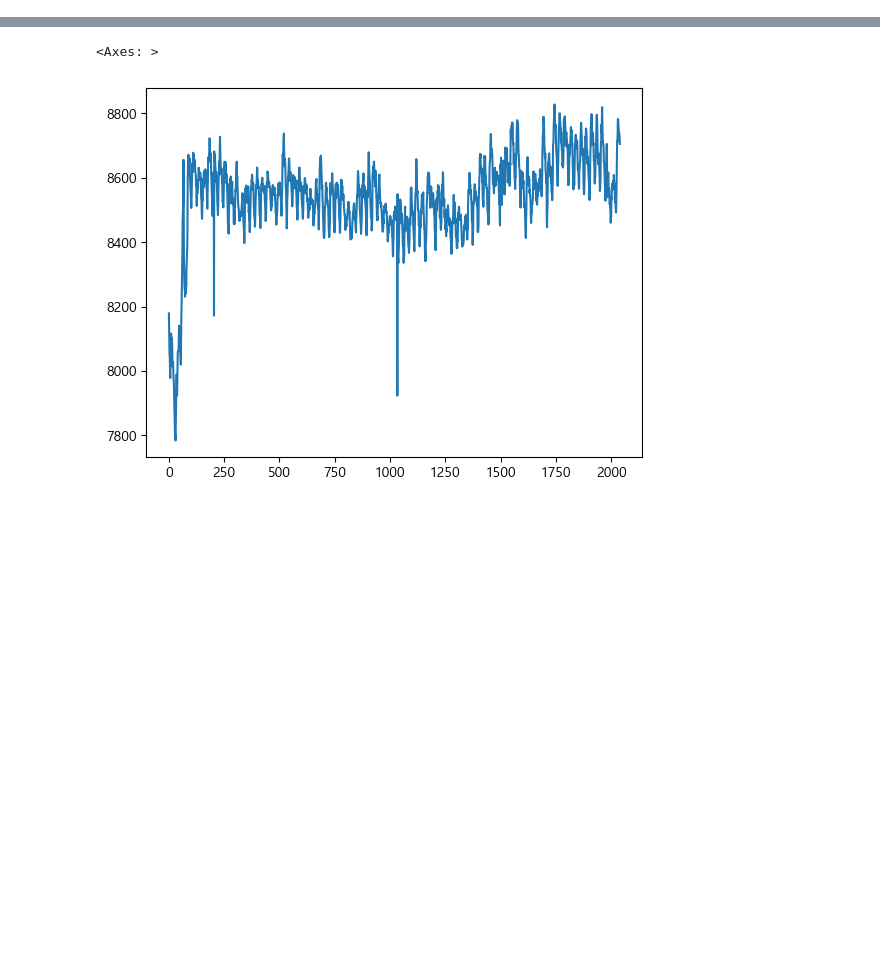
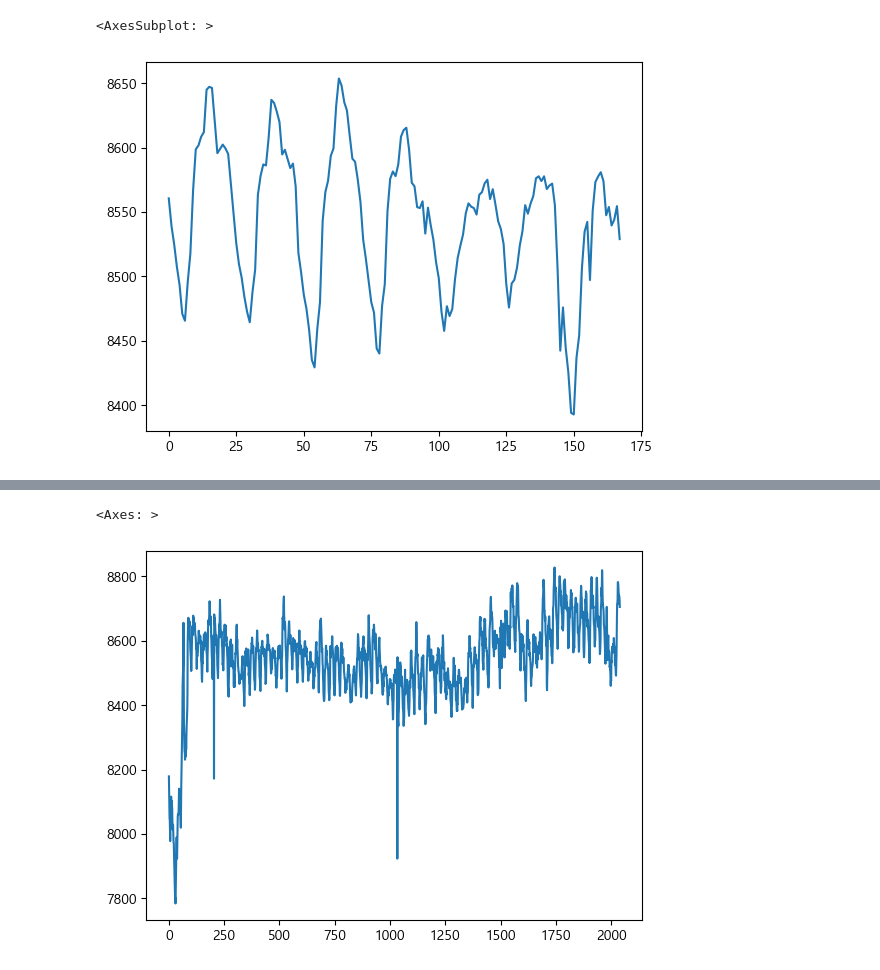
Before and after one commit to Jjineeq/Capstone_Design, a Jupyter notebook: energy_using.ipynb, the cells around one changed output, grey strips where cells are left out. Saved outputs shown, nothing was run; the diff lists cells and outputs as text; code cells hidden in the pictures; blank space fills up the shorter version.

```diff
--- a/energy_using.ipynb
+++ b/energy_using.ipynb
@@ -82,2 +129,2 @@ mean = eda_df.groupby(['num','hour']).mean()['전력사용량(kWh)']
 # %%
-std = eda_df.groupby(['num','hour']).std()['전력사용량(kWh)']
+std = pd.DataFrame(input.groupby(['num','요일','hour']).std()['전력사용량(kWh)'])
@@ -139,0 +131,6 @@ eda_df[eda_df['num']==1]
+# %%
+total_df = pd.merge(mean, std, how='inner', left_on = ['num','요일','hour'], right_on=['num','요일','hour'])
+# %%
+total_df.reset_index(inplace=True)
+# %%
+total_df.columns = ['num' ,'요일', 'hour', 'mean', 'std']
@@ -139,0 +157,5 @@ eda_df[eda_df['num']==1]
+# %%
+total_df[total_df['num'] == 1].iloc[:,3].plot()
+# %% [output]
+<AxesSubplot: >
+[figure, added]
```
Also changed, not shown: parts of 29 cells of this notebook.
